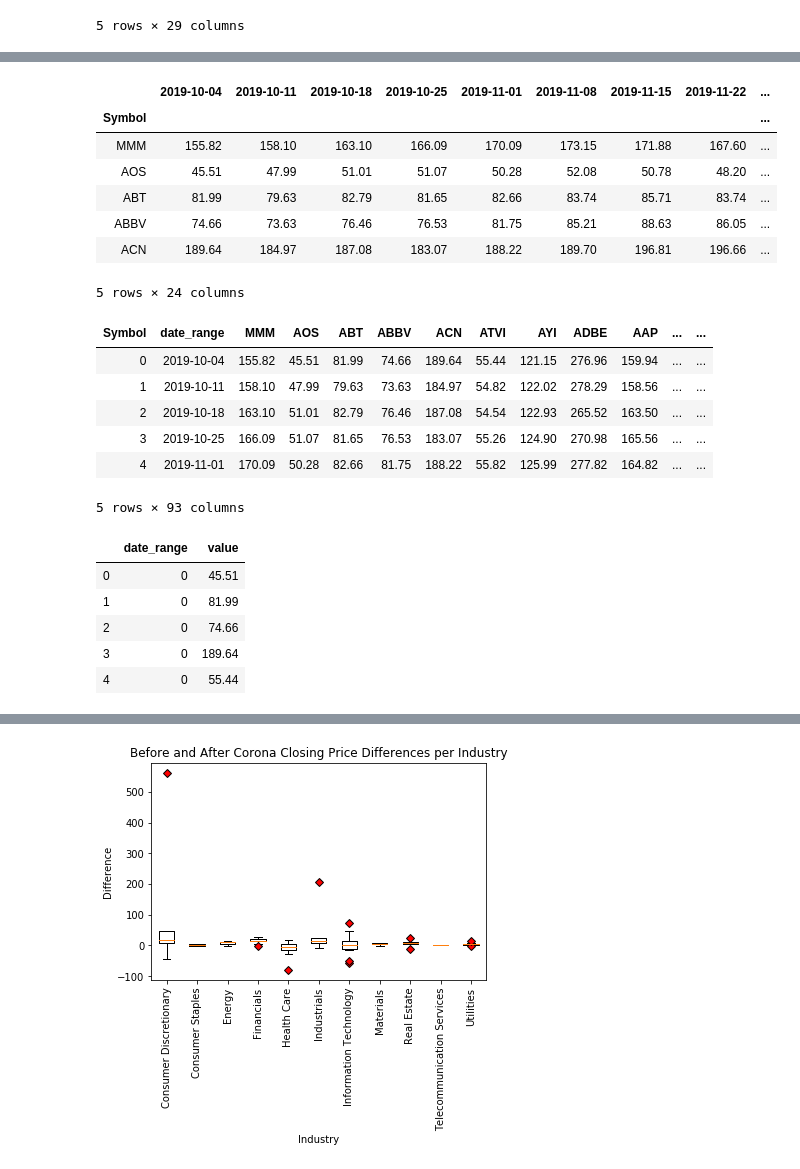
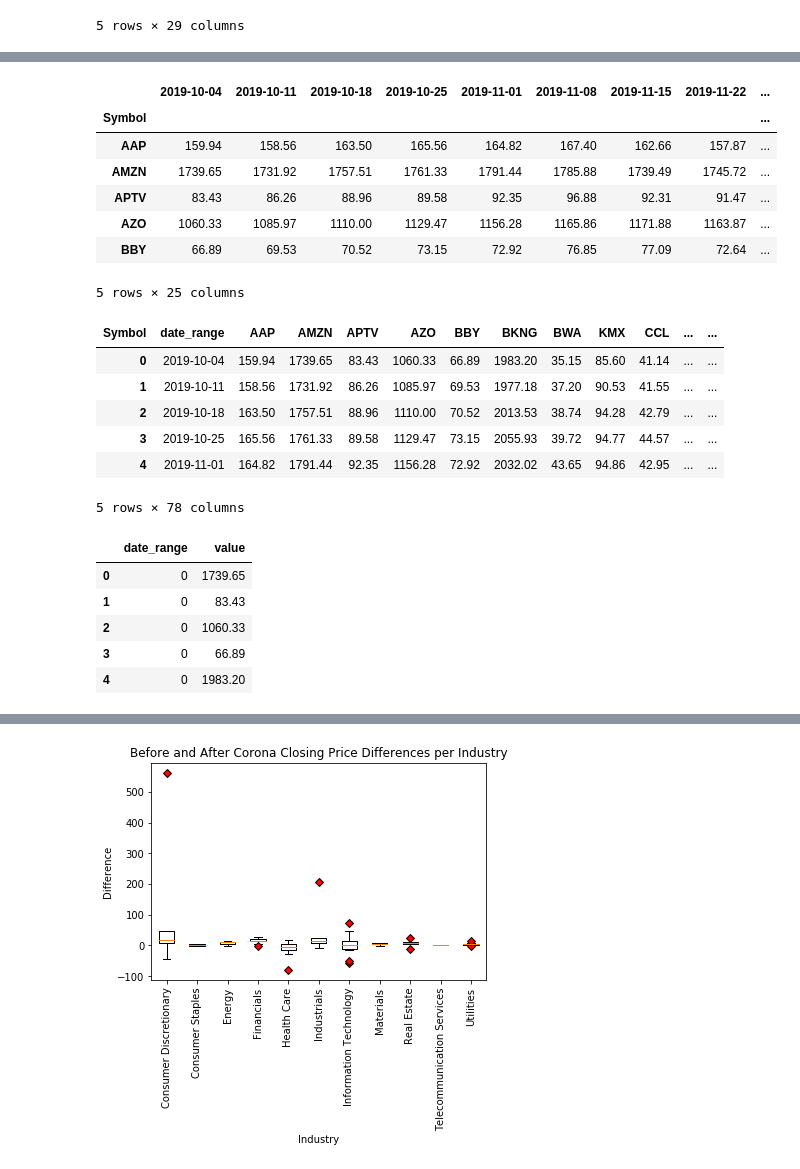
Before and after one commit to bhhnguyen/DataViz-Proj1, a Jupyter notebook: benjidev.ipynb, the cells around one changed output, grey strips where cells are left out. Drawn from its saved outputs; the diff is of its cells as text; code cells hidden in the pictures.

```diff
--- a/benjidev.ipynb
+++ b/benjidev.ipynb
@@ -10,7 +10,7 @@ import scipy.stats as stats
 # API Key
 from config import apikey
 # %%
-stocks_df=pd.read_csv("100_only_stock_export.csv")
+stocks_df=pd.read_csv("500_stock_export.csv")
 stocks_df=pd.DataFrame(stocks_df)
 stocks_df.head()
 # %% [output]
@@ -21,3 +21,13 @@ stocks_df.head()
 | 3 | 3 | ABBV | AbbVie Inc. | Health Care | 74.66 | 73.63 | 76.46 | 76.53 | 81.75 | ... |
 | 4 | 4 | ACN | Accenture plc | Information Technology | 189.64 | 184.97 | 187.08 | 183.07 | 188.22 | ... |
 5 rows × 29 columns
+# %%
+hardcode_weeks = ["2019-10-04", "2019-10-11","2019-10-18", "2019-10-25", "2019-11-01", "2019-11-08",
+                  "2019-11-15", "2019-11-22", "2019-11-29", "2019-12-06", "2019-12-13", "2019-12-20",
+                  "2019-12-27", "2020-01-03", "2020-01-10", "2020-01-17", "2020-01-24", "2020-01-31",
+                  "2020-02-07", "2020-02-14", "2020-02-21", "2020-02-28", "2020-03-06", "2020-03-13"]
+# %%
+edit_df = stocks_df.copy()
+edit_df.replace('', np.nan, inplace=True)
+edit_df.dropna(how="any", inplace = True)
+edit_df["Difference"] = edit_df[hardcode_weeks[0]]-edit_df[hardcode_weeks[-1]]
@@ -24,30 +41,32 @@ stocks_df.head()
+# %%
+hc_df = edit_df.loc[edit_df['Sector'] == 'Consumer Discretionary']
 # %%
-date_df=stocks_df.set_index(['Symbol'])
+date_df=hc_df.set_index(['Symbol'])
 date_df=date_df.dropna()
 date_df=date_df.drop(['Unnamed: 0', 'Sector', 'Name'], axis=1)
 date_df.head()
 # %% [output]
 |  | 2019-10-04 | 2019-10-11 | 2019-10-18 | 2019-10-25 | 2019-11-01 | 2019-11-08 | 2019-11-15 | 2019-11-22 | ... |
 | Symbol |  |  |  |  |  |  |  |  | ... |
-| MMM | 155.82 | 158.10 | 163.10 | 166.09 | 170.09 | 173.15 | 171.88 | 167.60 | ... |
-| AOS | 45.51 | 47.99 | 51.01 | 51.07 | 50.28 | 52.08 | 50.78 | 48.20 | ... |
-| ABT | 81.99 | 79.63 | 82.79 | 81.65 | 82.66 | 83.74 | 85.71 | 83.74 | ... |
-| ABBV | 74.66 | 73.63 | 76.46 | 76.53 | 81.75 | 85.21 | 88.63 | 86.05 | ... |
-| ACN | 189.64 | 184.97 | 187.08 | 183.07 | 188.22 | 189.70 | 196.81 | 196.66 | ... |
+| AAP | 159.94 | 158.56 | 163.50 | 165.56 | 164.82 | 167.40 | 162.66 | 157.87 | ... |
+| AMZN | 1739.65 | 1731.92 | 1757.51 | 1761.33 | 1791.44 | 1785.88 | 1739.49 | 1745.72 | ... |
+| APTV | 83.43 | 86.26 | 88.96 | 89.58 | 92.35 | 96.88 | 92.31 | 91.47 | ... |
+| AZO | 1060.33 | 1085.97 | 1110.00 | 1129.47 | 1156.28 | 1165.86 | 1171.88 | 1163.87 | ... |
+| BBY | 66.89 | 69.53 | 70.52 | 73.15 | 72.92 | 76.85 | 77.09 | 72.64 | ... |
-5 rows × 24 columns
+5 rows × 25 columns
 # %%
 date_df=date_df.swapaxes("index", "columns")
 date_df=date_df.reset_index()
 date_df=date_df.rename(columns={"index": "date_range"})
 date_df.head()
 # %% [output]
-| Symbol | date_range | MMM | AOS | ABT | ABBV | ACN | ATVI | AYI | ADBE | AAP | ... | ... |
-| 0 | 2019-10-04 | 155.82 | 45.51 | 81.99 | 74.66 | 189.64 | 55.44 | 121.15 | 276.96 | 159.94 | ... | ... |
-| 1 | 2019-10-11 | 158.10 | 47.99 | 79.63 | 73.63 | 184.97 | 54.82 | 122.02 | 278.29 | 158.56 | ... | ... |
-| 2 | 2019-10-18 | 163.10 | 51.01 | 82.79 | 76.46 | 187.08 | 54.54 | 122.93 | 265.52 | 163.50 | ... | ... |
-| 3 | 2019-10-25 | 166.09 | 51.07 | 81.65 | 76.53 | 183.07 | 55.26 | 124.90 | 270.98 | 165.56 | ... | ... |
-| 4 | 2019-11-01 | 170.09 | 50.28 | 82.66 | 81.75 | 188.22 | 55.82 | 125.99 | 277.82 | 164.82 | ... | ... |
+| Symbol | date_range | AAP | AMZN | APTV | AZO | BBY | BKNG | BWA | KMX | CCL | ... | ... |
+| 0 | 2019-10-04 | 159.94 | 1739.65 | 83.43 | 1060.33 | 66.89 | 1983.20 | 35.15 | 85.60 | 41.14 | ... | ... |
+| 1 | 2019-10-11 | 158.56 | 1731.92 | 86.26 | 1085.97 | 69.53 | 1977.18 | 37.20 | 90.53 | 41.55 | ... | ... |
+| 2 | 2019-10-18 | 163.50 | 1757.51 | 88.96 | 1110.00 | 70.52 | 2013.53 | 38.74 | 94.28 | 42.79 | ... | ... |
+| 3 | 2019-10-25 | 165.56 | 1761.33 | 89.58 | 1129.47 | 73.15 | 2055.93 | 39.72 | 94.77 | 44.57 | ... | ... |
+| 4 | 2019-11-01 | 164.82 | 1791.44 | 92.35 | 1156.28 | 72.92 | 2032.02 | 43.65 | 94.86 | 42.95 | ... | ... |
-5 rows × 93 columns
+5 rows × 78 columns
 # %%
 date = date_df.index.astype('O')
 # %%
@@ -62,10 +81,10 @@ scatter_df = pd.DataFrame(new_dict)
 scatter_df.head()
 # %% [output]
 |  | date_range | value |
-| 0 | 0 | 45.51 |
-| 1 | 0 | 81.99 |
-| 2 | 0 | 74.66 |
-| 3 | 0 | 189.64 |
-| 4 | 0 | 55.44 |
+| 0 | 0 | 1739.65 |
+| 1 | 0 | 83.43 |
+| 2 | 0 | 1060.33 |
+| 3 | 0 | 66.89 |
+| 4 | 0 | 1983.20 |
 # %%
 plt.scatter(scatter_df['date_range'],scatter_df['value'])
```
Also changed, not shown: parts of 2 cells of this notebook, 2 other files.
